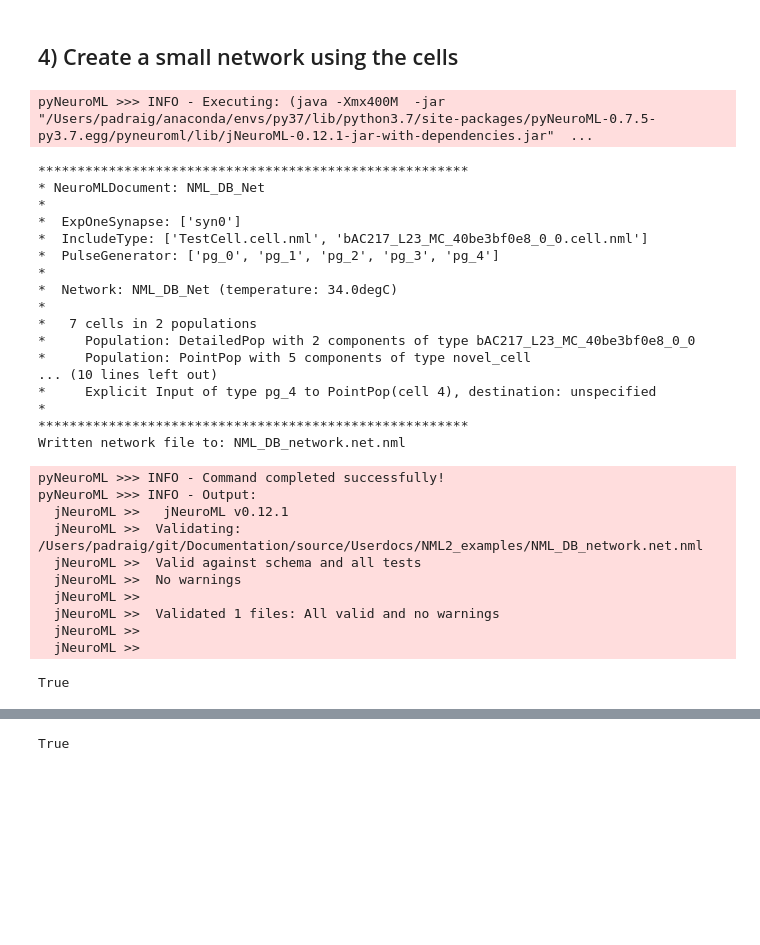
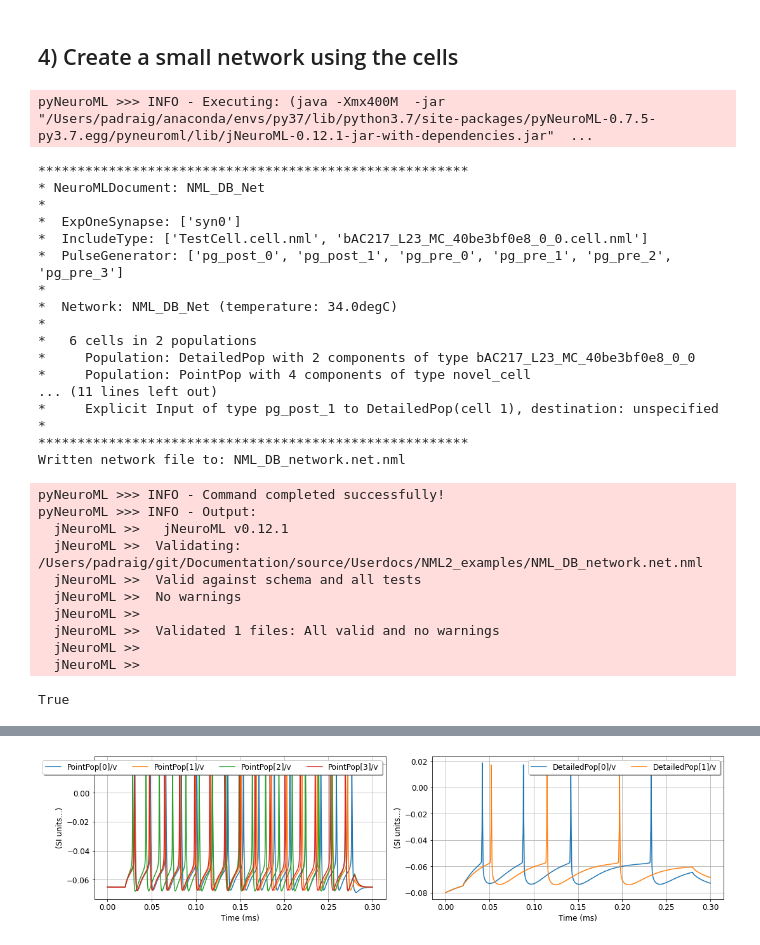
Before and after one commit to NeuroML/Documentation, a Jupyter notebook: source/Userdocs/NML2_examples/NeuroML-DB.ipynb, the cells around one changed output, grey strips where cells are left out. Cells and saved outputs as stored; diff of their text form; code cells hidden in the pictures; blank space fills up the shorter version.

```diff
--- a/source/Userdocs/NML2_examples/NeuroML-DB.ipynb
+++ b/source/Userdocs/NML2_examples/NeuroML-DB.ipynb
@@ -480,7 +482,7 @@ syn0 = nml_doc.add(
 
 
 ## Create the first population
-size0 = 5
+size0 = 4
 nml_doc.add("IncludeType", href=cell_file)
 
 pop0 = component_factory("Population", id="PointPop", component=cell.id, size=size0, type="population")
@@ -501,31 +503,35 @@ net.add(pop1)
 random.seed(123)
 prob_connection = 0.8
 count = 0
+
 for pre in range(0, size0):
     # pulse generator as explicit stimulus
     pg = nml_doc.add(
         "PulseGenerator",
-        id="pg_%i" % pre,
+        id="pg_pre_%i" % pre,
         delay="20ms",
         duration="260ms",
-        amplitude="%f nA" % (0.04 + 0.01 * random.random()),
+        amplitude="%f nA" % (0.03 + 0.01 * random.random()),
     )
 
     exp_input = net.add(
         "ExplicitInput", target="%s[%i]" % (pop0.id, pre), input=pg.id
     )
 
-    '''
-    # synapses between populations
-    for post in range(0, size1):
-        if random.random() <= prob_connection:
-            syn = proj.add(
-                "Connection",
-                id=count,
-                pre_cell_id="../%s[%i]" % (pop0.id, pre),
-                post_cell_id="../%s[%i]" % (pop1.id, post),
-            )
-            count += 1'''
+for post in range(0, size1):
+    # pulse generator as explicit stimulus
+    pg = nml_doc.add(
+        "PulseGenerator",
+        id="pg_post_%i" % post,
+        delay="20ms",
+        duration="260ms",
+        amplitude="%f nA" % (0.05 + 0.02 * random.random()),
+    )
+
+    exp_input = net.add(
+        "ExplicitInput", target="%s[%i]" % (pop1.id, post), input=pg.id
+    )
+
 
 print(nml_doc.summary())
 
@@ -541,15 +547,15 @@ pyNeuroML >>> INFO - Executing: (java -Xmx400M  -jar  "/Users/padraig/anaconda/e
 *
 *  ExpOneSynapse: ['syn0']
 *  IncludeType: ['TestCell.cell.nml', 'bAC217_L23_MC_40be3bf0e8_0_0.cell.nml']
-*  PulseGenerator: ['pg_0', 'pg_1', 'pg_2', 'pg_3', 'pg_4']
+*  PulseGenerator: ['pg_post_0', 'pg_post_1', 'pg_pre_0', 'pg_pre_1', 'pg_pre_2', 'pg_pre_3']
 *
 *  Network: NML_DB_Net (temperature: 34.0degC)
 *
-*   7 cells in 2 populations
+*   6 cells in 2 populations
 *     Population: DetailedPop with 2 components of type bAC217_L23_MC_40be3bf0e8_0_0
-*     Population: PointPop with 5 components of type novel_cell
-... (10 lines left out)
-*     Explicit Input of type pg_4 to PointPop(cell 4), destination: unspecified
+*     Population: PointPop with 4 components of type novel_cell
+... (11 lines left out)
+*     Explicit Input of type pg_post_1 to DetailedPop(cell 1), destination: unspecified
 *
 *******************************************************
 Written network file to: NML_DB_network.net.nml
@@ -576,22 +582,22 @@ pops = [pop0, pop1]
 
 for pop in pops:
     simulation.create_event_output_file(
-        pop.id, "%s.spikes" % pop.id, format='ID_TIME'
+        f"{pop.id}_spikes", f"{pop.id}.spikes", format='ID_TIME'
     )
     simulation.create_output_file(pop.id, "%s.v.dat" % pop.id)
 
     for pre in range(0, pop.size):
         next_cell = '{}[{}]'.format(pop.id,pre)
         simulation.add_selection_to_event_output_file(
-            pop.id, pop.component, next_cell, 'spike')
+            f"{pop.id}_spikes", pop.component, next_cell, 'spike')
 
-        simulation.add_column_to_output_file(pop.id, "v", f"{next_cell}/v")
+        simulation.add_column_to_output_file(pop.id, f"v{pre}", f"{next_cell}/v")
 
 
 lems_simulation_file = simulation.save_to_file()
 # %%
-pynml.run_lems_with_jneuroml_neuron(
-    lems_simulation_file, max_memory="2G", nogui=True, plot=True
+traces = pynml.run_lems_with_jneuroml_neuron(
+    lems_simulation_file, max_memory="2G", nogui=True, load_saved_data=True, plot=True
 )
 # %% [output]
 pyNeuroML >>> INFO - Loading LEMS file: LEMS_NML_DB_network_sim.xml and running with jNeuroML_NEURON
@@ -600 +608 @@ pyNeuroML >>> INFO - Command completed successfully!
-True
+[figure, added]
```
Also changed, not shown: parts of 4 cells of this notebook.
